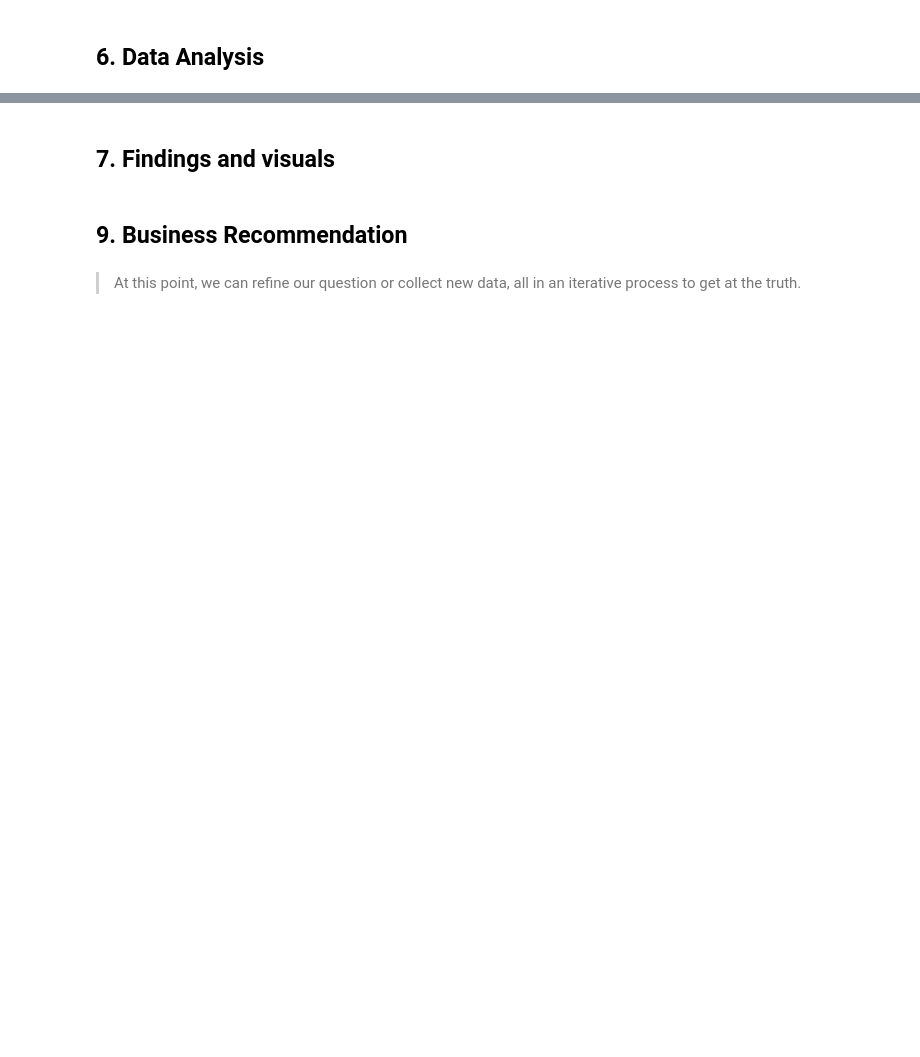
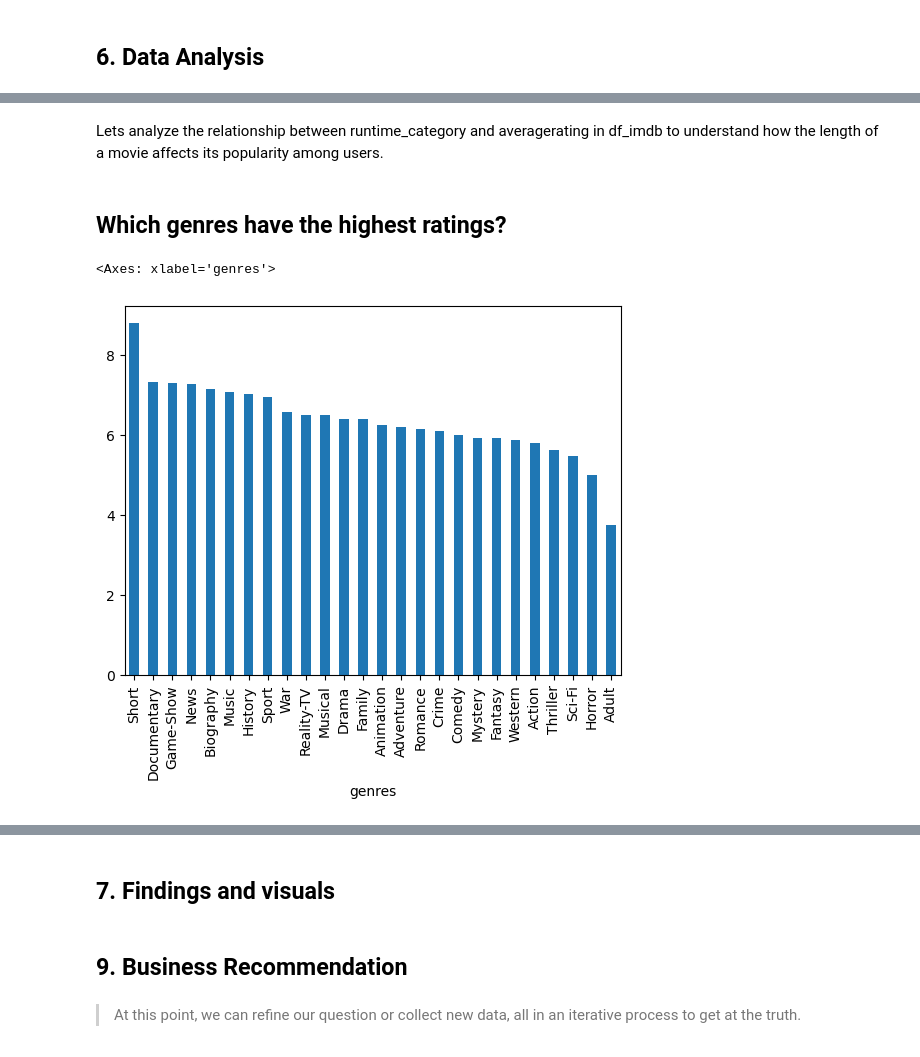
Before and after one commit to PerisWamoni/BoxOffice_Analysis, a Jupyter notebook: Box Office Analysis.ipynb, the cells around one changed output, grey strips where cells are left out. Drawn from its saved outputs; the diff is of its cells as text; code cells hidden in the pictures; blank space fills up the shorter version.

```diff
--- a/Box Office Analysis.ipynb
+++ b/Box Office Analysis.ipynb
@@ -210,0 +308,25 @@ Making sure your data matches something outside of the dataset is very important
+# %%
+#Dealing with missing values in df_imdb_basics
+
+#Dropping rows that contain NaN values in 'original_title'
+df_imdb_basics = df_imdb_basics.dropna(subset=['original_title'])
+
+#Categorizing runtime minutes
+bins = [0, 60, 120, 180, np.inf]
+names = ['IH', '1-2H', '2-3H', '3H+']
+
+df_imdb_basics['runtime_category'] = pd.cut(df_imdb_basics['runtime_minutes'], bins, labels=names)
+df_imdb_basics['runtime_category'] = df_imdb_basics['runtime_category'].cat.add_categories(['Unknown'])
+df_imdb_basics['runtime_category'].fillna('Unknown', inplace = True)
+
+#Dropping the runtime_minutes column
+df_imdb_basics = df_imdb_basics.drop('runtime_minutes', axis =1)
+
+#Dropping rows with missing values in genre column
+df_imdb_basics = df_imdb_basics.dropna (subset=['genres'])
+
+#CHECKING FOR ANY REMAINING MISSING VALUES
+print ("Missing values in df_imdb_basics:\n")
+print (df_imdb_basics.isnull().sum())
+
+display (df_imdb_basics)
@@ -210,0 +358,4 @@ Making sure your data matches something outside of the dataset is very important
+# %%
+# Merging df_imdb_basics and df_imdb_ratings on 'tconst'
+df_imdb = df_imdb_basics.merge(df_imdb_ratings, on='tconst', how='inner')
+display (df_imdb)
@@ -222,3 +421,5 @@ Making sure your data matches something outside of the dataset is very important
 # %%
 # Data Reduction
 #
+# %% [markdown]
+Lets analyze the relationship between runtime_category and averagerating in df_imdb to understand how the length of a movie affects its popularity among users.
@@ -224,0 +438,15 @@ Making sure your data matches something outside of the dataset is very important
+# %% [markdown]
+## Which genres have the highest ratings?
+# %%
+#Splittiing the genres into seperate rows where they are separated by commas
+df_imdb['genres'] = df_imdb['genres'].str.split(',')
+df_imdb = df_imdb.explode('genres')
+
+#Calculating the average ratings for each genre
+genre_ratings = df_imdb.groupby('genres')['averagerating'].mean()
+
+#Plot the data
+genre_ratings.sort_values(ascending=False).plot(kind='bar')
+# %% [output]
+<Axes: xlabel='genres'>
+[figure, added]
```
Also changed, not shown: parts of 43 cells of this notebook, 10 other files.
